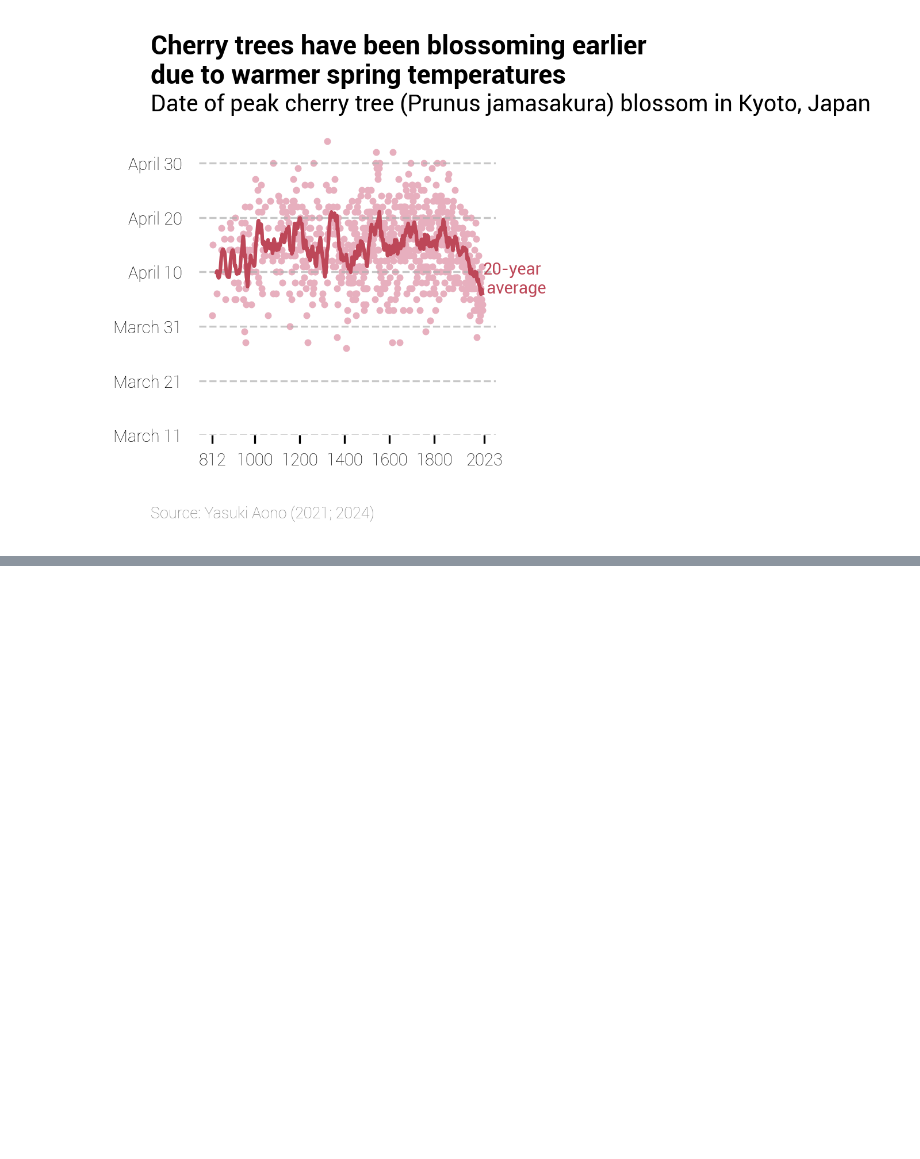
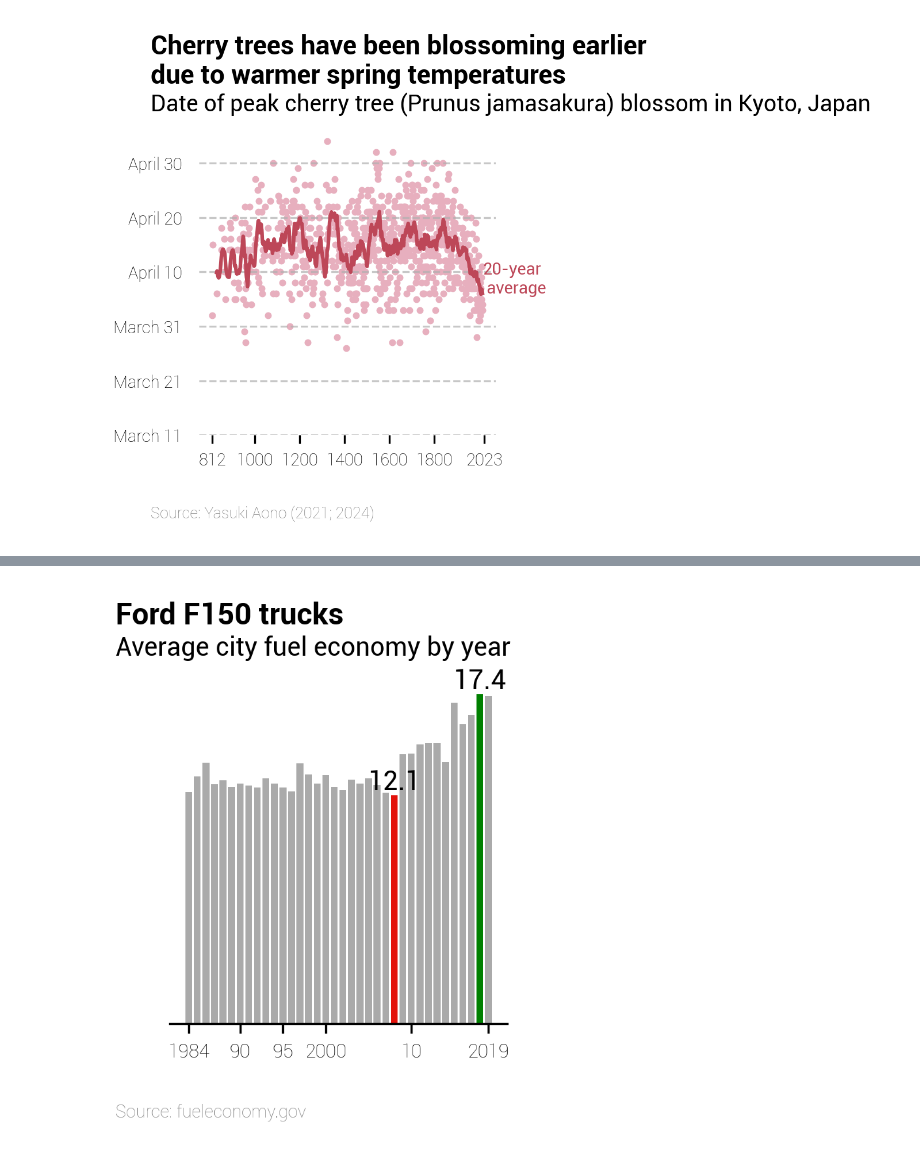
Before and after one commit to mattharrison/CS65, a Jupyter notebook: 4_Visualization.ipynb, the cells around one changed output, grey strips where cells are left out. Drawn from its saved outputs; the diff is of its cells as text; code cells hidden in the pictures; blank space fills up the shorter version.

```diff
--- a/4_Visualization.ipynb
+++ b/4_Visualization.ipynb
@@ -416,0 +452,91 @@ def plot_cherry(df):
+# %%
+def plot_mpg(df_):
+    plt.rcParams["font.family"] = "Roboto"
+    figsize = (160, 165) # pts
+    def points_to_inches(points):
+        return points / 72
+
+    figsize_inches = [points_to_inches(dim) for dim in figsize]
+
+    padding = 6 # pts
+    heading_fontsize = 11
+    heading_fontweight = 'bold'
+    subheading_fontsize = 9.5
+    subheading_fontweight = 'normal'
+    source_fontsize = 6.5
+    source_fontweight = 'light'
+
+    axis_fontsize = 7.5
+    axis_fontweight = 'normal'
+    tick_fontsize = 7
+    tick_fontweight = 'light'
+
+    grey = '#aaaaaa'
+    red = '#e3120b'
+    green = '#008000'
+
+    fig, ax = plt.subplots(figsize=figsize_inches, dpi=300)
+    data = (df_
+     .groupby('year')
+        .city08
+        .mean()
+        #.plot.bar(ax=ax)
+    )
+
+    max_index = data.idxmax()
+    min_index = data.idxmin()
+
+    colors = [red if x == min_index else green if x == max_index else grey for x in data.index]
+
+    # pandas converts the x-axis to categorical (which is annoying)
+    plt.bar(data.index, data.values, color=colors)
+
+    # label minimum and maximum
+    ax.text(min_index, data.loc[min_index],
+            f'{data[min_index]:0.1f}', ha='center', va='bottom', color='black')
+    ax.text(max_index, data.loc[max_index],
+            f'{data[max_index]:0.1f}', ha='center', va='bottom', color='black')
+
+    # set title
+    plt.figtext(0.0 , 1, 'Ford F150 trucks', ha='left',
+                fontsize=heading_fontsize, fontweight=heading_fontweight)
+
+    # set subtitle
+    plt.figtext(0, 0.93, 'Average city fuel economy by year', ha='left',
+                fontsize=subheading_fontsize, fontweight=subheading_fontweight)
+
+    # keep bottom spine
+    for spine in ax.spines.values():
+        spine.set_visible(False)
+    ax.spines['bottom'].set_visible(True)
+
+    print(ax.get_xticks())
+    # set x ticks and labels to 1984, 90, 95, 2000, 10, 2019
+    ax.set_xticks([1984, 1990, 1995, 2000, 2010, 2019])
+    ax.set_xticklabels(['1984', '90', '95', '2000', '10', '2019'])
+    # set x-axis font size and weight
+    for label in ax.get_xticklabels():
+        label.set_fontsize(tick_fontsize)
+        label.set_fontweight(tick_fontweight)
+
+    # get rid of y-axis ticks
+    ax.tick_params(axis='y', which='both', left=False)
+    ax.set_yticks([])
+    # get rid of y-axis label
+
+    # set y-axis font size and weight
+    for label in ax.get_yticklabels():
+        label.set_fontsize(tick_fontsize)
+        label.set_fontweight(tick_fontweight)
+
+    # add source text at the bottom
+    plt.figtext(0.00, -0.10, 'Source: fueleconomy.gov', ha='left',
+                fontsize=source_fontsize, fontweight=source_fontweight,
+                color='gray')
+
+
+(raw_mpg
+ .query('model.str.contains("F150")')
+ .pipe(plot_mpg)
+)
+# %% [output]
@@ -416,0 +544 @@ def plot_cherry(df):
+[figure, added]
```
Also changed, not shown: parts of 16 cells of this notebook.
